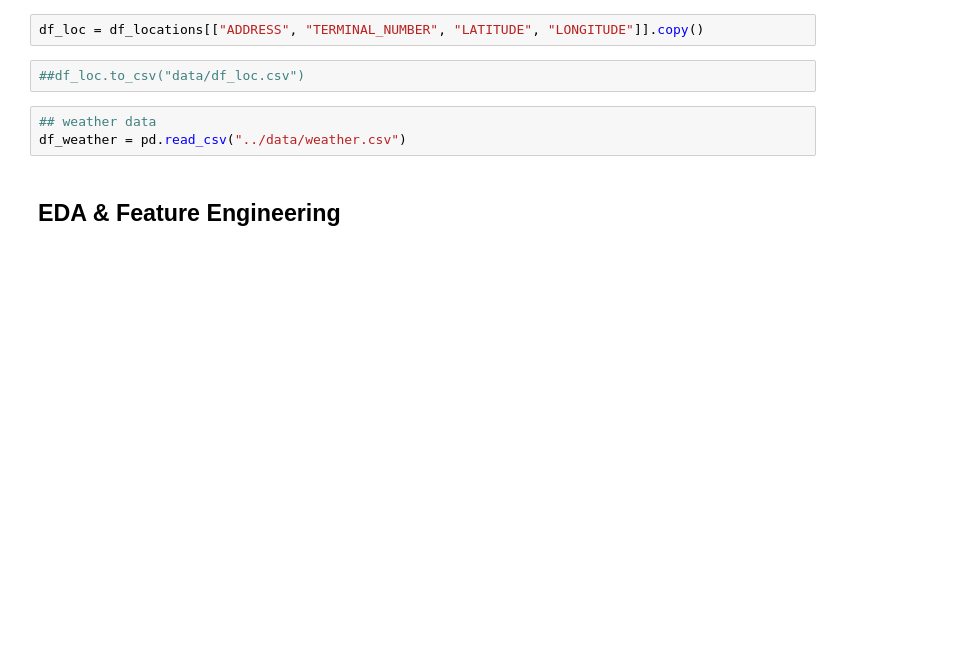
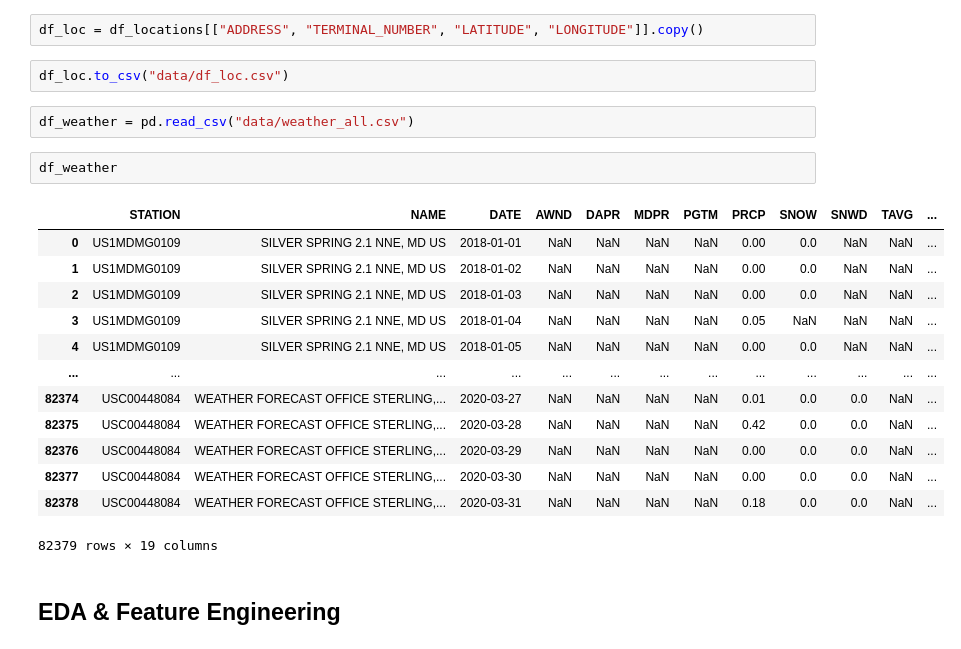
Before and after one commit to GesaJo/Capital-Bike-Dashboard, a Jupyter notebook: Project_Capital_Bike.ipynb, the cells around one changed output. Saved outputs shown, nothing was run; the diff lists cells and outputs as text; blank space fills up the shorter version.

Commit message:
updated README and notebook(weather data 2018, 2020)

```diff
--- a/Project_Capital_Bike.ipynb
+++ b/Project_Capital_Bike.ipynb
@@ -55,10 +57,25 @@ df_locations = pd.read_csv("../data/Capital_Bike_Share_Locations.csv")
 # %%
 df_loc = df_locations[["ADDRESS", "TERMINAL_NUMBER", "LATITUDE", "LONGITUDE"]].copy()
 # %%
-##df_loc.to_csv("data/df_loc.csv")
+df_loc.to_csv("data/df_loc.csv")
 # %%
-## weather data
-df_weather = pd.read_csv("../data/weather.csv")
+df_weather = pd.read_csv("data/weather_all.csv")
+# %%
+df_weather
+# %% [output]
+|  | STATION | NAME | DATE | AWND | DAPR | MDPR | PGTM | PRCP | SNOW | SNWD | TAVG | ... |
+| 0 | US1MDMG0109 | SILVER SPRING 2.1 NNE, MD US | 2018-01-01 | NaN | NaN | NaN | NaN | 0.00 | 0.0 | NaN | NaN | ... |
+| 1 | US1MDMG0109 | SILVER SPRING 2.1 NNE, MD US | 2018-01-02 | NaN | NaN | NaN | NaN | 0.00 | 0.0 | NaN | NaN | ... |
+| 2 | US1MDMG0109 | SILVER SPRING 2.1 NNE, MD US | 2018-01-03 | NaN | NaN | NaN | NaN | 0.00 | 0.0 | NaN | NaN | ... |
+| 3 | US1MDMG0109 | SILVER SPRING 2.1 NNE, MD US | 2018-01-04 | NaN | NaN | NaN | NaN | 0.05 | NaN | NaN | NaN | ... |
+| 4 | US1MDMG0109 | SILVER SPRING 2.1 NNE, MD US | 2018-01-05 | NaN | NaN | NaN | NaN | 0.00 | 0.0 | NaN | NaN | ... |
+| ... | ... | ... | ... | ... | ... | ... | ... | ... | ... | ... | ... | ... |
+| 82374 | USC00448084 | WEATHER FORECAST OFFICE STERLING,... | 2020-03-27 | NaN | NaN | NaN | NaN | 0.01 | 0.0 | 0.0 | NaN | ... |
+| 82375 | USC00448084 | WEATHER FORECAST OFFICE STERLING,... | 2020-03-28 | NaN | NaN | NaN | NaN | 0.42 | 0.0 | 0.0 | NaN | ... |
+| 82376 | USC00448084 | WEATHER FORECAST OFFICE STERLING,... | 2020-03-29 | NaN | NaN | NaN | NaN | 0.00 | 0.0 | 0.0 | NaN | ... |
+| 82377 | USC00448084 | WEATHER FORECAST OFFICE STERLING,... | 2020-03-30 | NaN | NaN | NaN | NaN | 0.00 | 0.0 | 0.0 | NaN | ... |
+| 82378 | USC00448084 | WEATHER FORECAST OFFICE STERLING,... | 2020-03-31 | NaN | NaN | NaN | NaN | 0.18 | 0.0 | 0.0 | NaN | ... |
+82379 rows × 19 columns
 # %% [markdown]
 ## EDA & Feature Engineering
 # %% [markdown]
```
Also changed, not shown: parts of 28 cells of this notebook, 1 other file.
